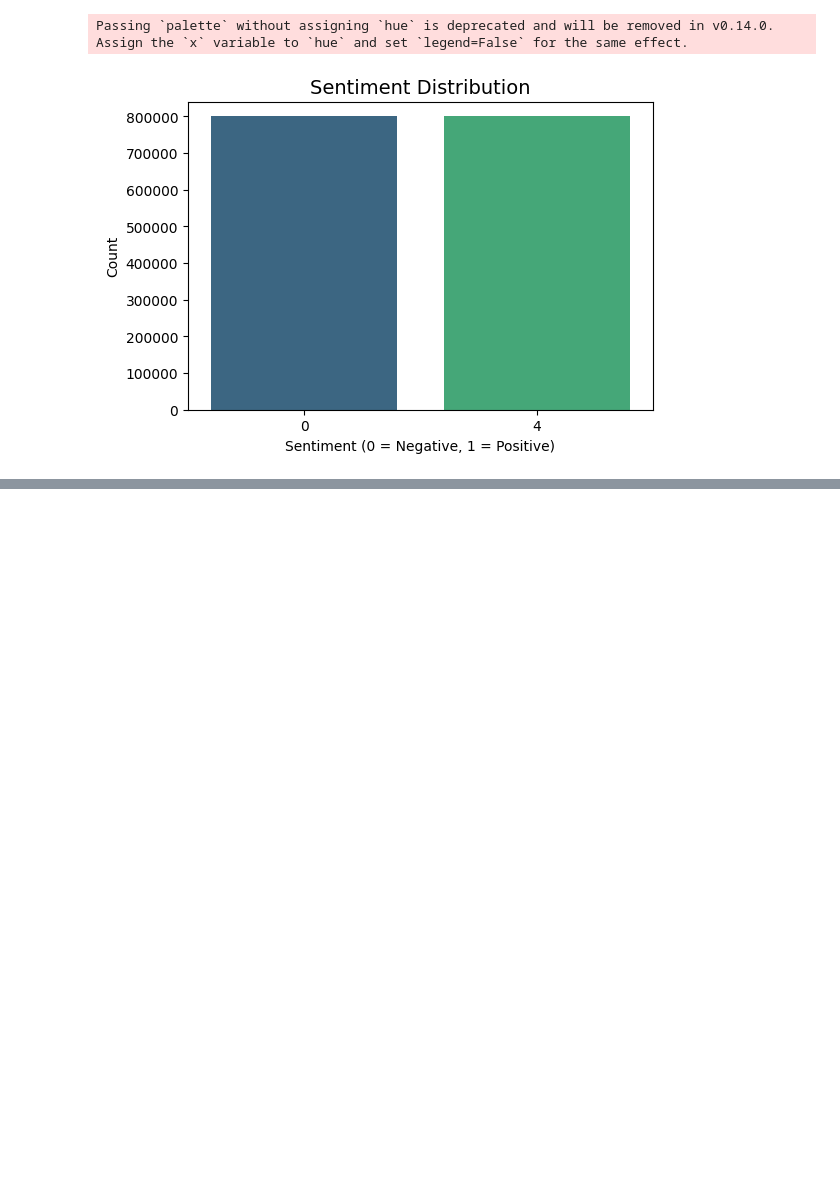
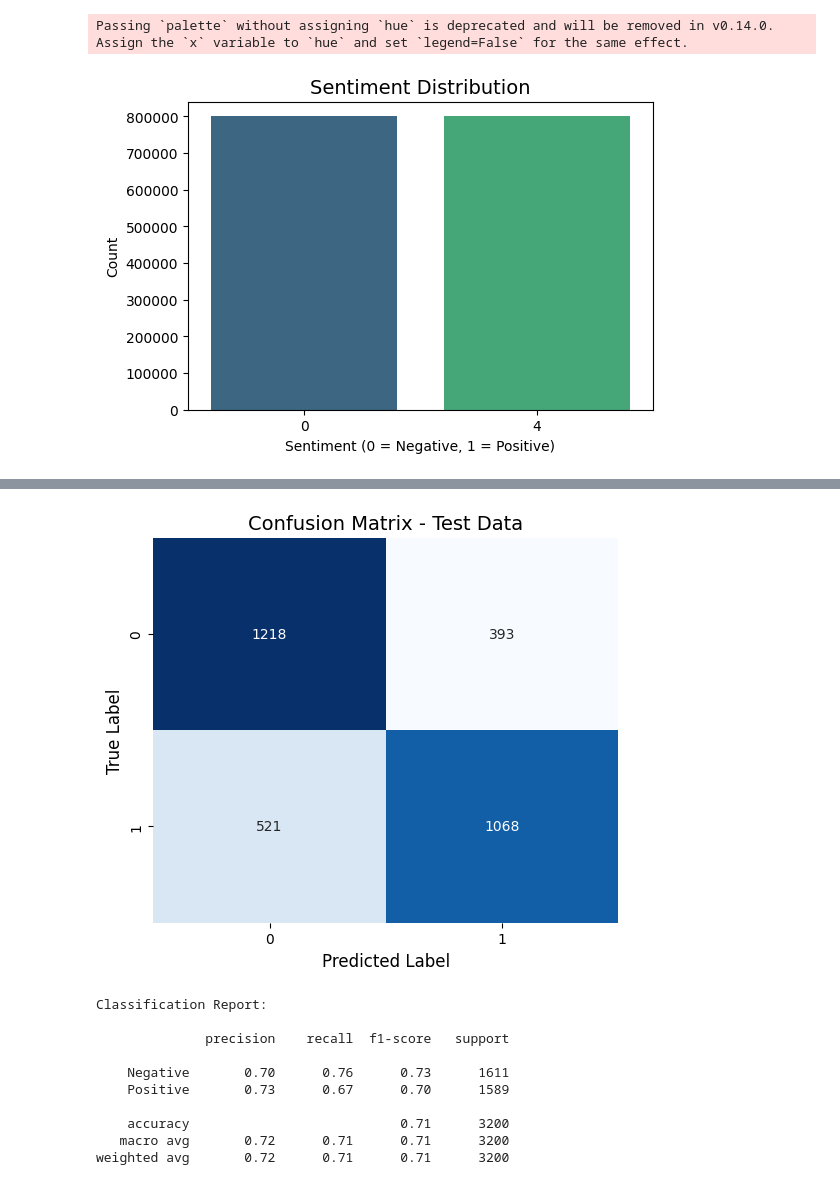
Before and after one commit to springboard5678x/Dynamic-Text-Analysis-System, a Jupyter notebook: Dynamic_Text_Analysis.ipynb, the cells around one changed output, grey strips where cells are left out. Saved outputs shown, nothing was run; the diff lists cells and outputs as text; code cells hidden in the pictures; blank space fills up the shorter version.

```diff
--- a/Dynamic_Text_Analysis.ipynb
+++ b/Dynamic_Text_Analysis.ipynb
@@ -433,0 +549,76 @@ plt.show()
+# %%
+import pandas as pd
+import seaborn as sns
+import matplotlib.pyplot as plt
+from sklearn.model_selection import train_test_split
+from sklearn.feature_extraction.text import CountVectorizer
+from sklearn.naive_bayes import MultinomialNB
+from sklearn.metrics import confusion_matrix, classification_report
+
+# -------------------------
+# Step 1️⃣ - Load the dataset
+# -------------------------
+column_names = ['target', 'id', 'date', 'flag', 'user', 'text']
+twitter_data = pd.read_csv(
+    '/content/training.1600000.processed.noemoticon.csv',
+    names=column_names,
+    encoding='ISO-8859-1'
+)
+
+# Convert target values (0 = Negative, 4 = Positive)
+twitter_data['target'] = twitter_data['target'].map({0: 0, 4: 1})
+
+# -------------------------
+# Step 2️⃣ - Prepare data
+# -------------------------
+X = twitter_data['text']
+y = twitter_data['target']
+
+# For faster testing, use a smaller sample
+X_sample, _, y_sample, _ = train_test_split(X, y, test_size=0.99, random_state=42)
+
+# -------------------------
+# Step 3️⃣ - Train/Test Split
+# -------------------------
+X_train, X_test, y_train, y_test = train_test_split(X_sample, y_sample, test_size=0.2, random_state=42)
+
+# -------------------------
+# Step 4️⃣ - Model Training
+# -------------------------
+vectorizer = CountVectorizer(stop_words='english')
+X_train_vec = vectorizer.fit_transform(X_train)
+X_test_vec = vectorizer.transform(X_test)
+
+model = MultinomialNB()
+model.fit(X_train_vec, y_train)
+y_pred = model.predict(X_test_vec)
+
+# -------------------------
+# Step 5️⃣ - Confusion Matrix
+# -------------------------
+cm = confusion_matrix(y_test, y_pred)
+
+plt.figure(figsize=(6,5))
+sns.heatmap(cm, annot=True, fmt='d', cmap='Blues', cbar=False)
+plt.title('Confusion Matrix - Test Data', fontsize=14)
+plt.xlabel('Predicted Label', fontsize=12)
+plt.ylabel('True Label', fontsize=12)
+plt.show()
+
+# -------------------------
+# Step 6️⃣ - Optional: Classification Report
+# -------------------------
+print("\nClassification Report:\n")
+print(classification_report(y_test, y_pred, target_names=['Negative', 'Positive']))
+# %% [output]
+[figure, added]
+Classification Report:
+
+              precision    recall  f1-score   support
+
+    Negative       0.70      0.76      0.73      1611
+    Positive       0.73      0.67      0.70      1589
+
+    accuracy                           0.71      3200
+   macro avg       0.72      0.71      0.71      3200
+weighted avg       0.72      0.71      0.71      3200
```
Also changed, not shown: parts of 54 cells of this notebook.
